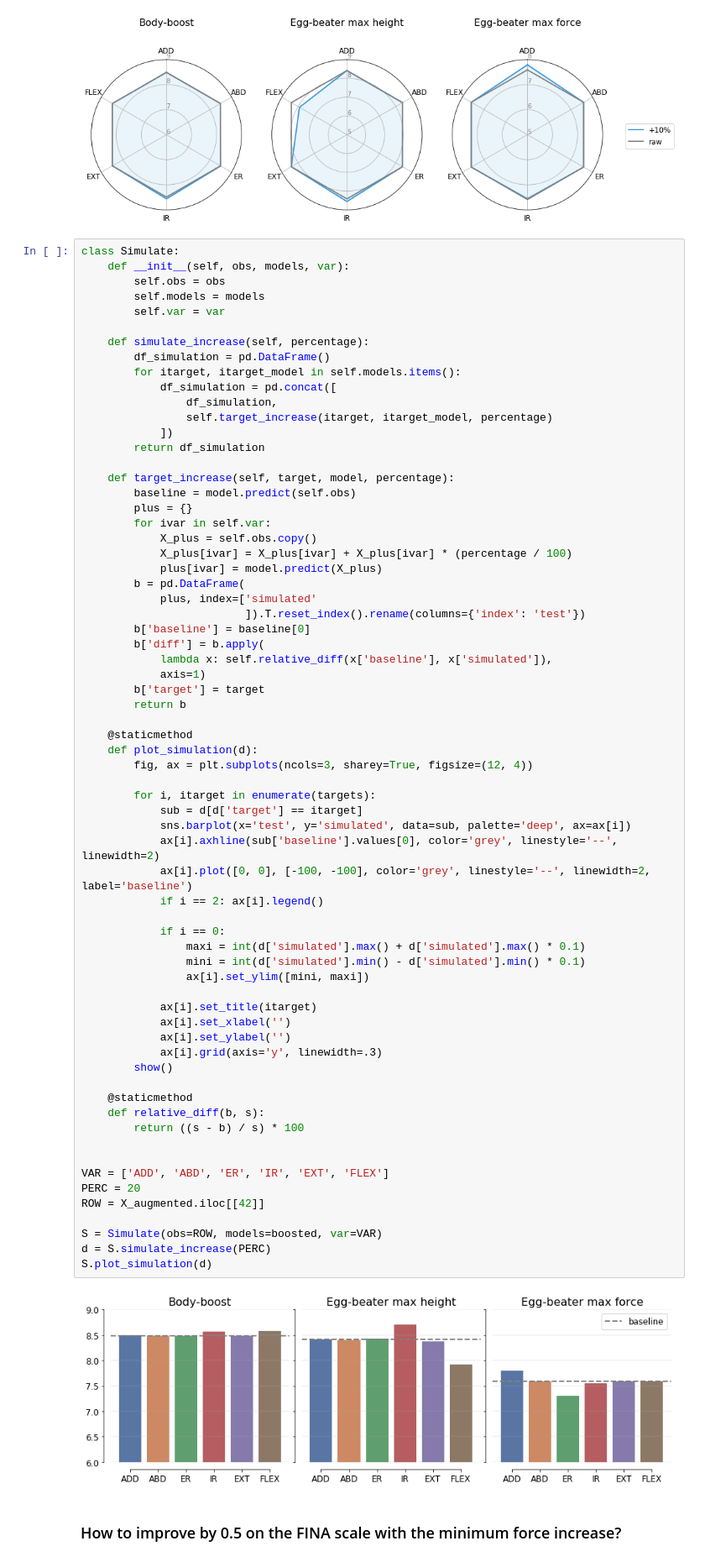
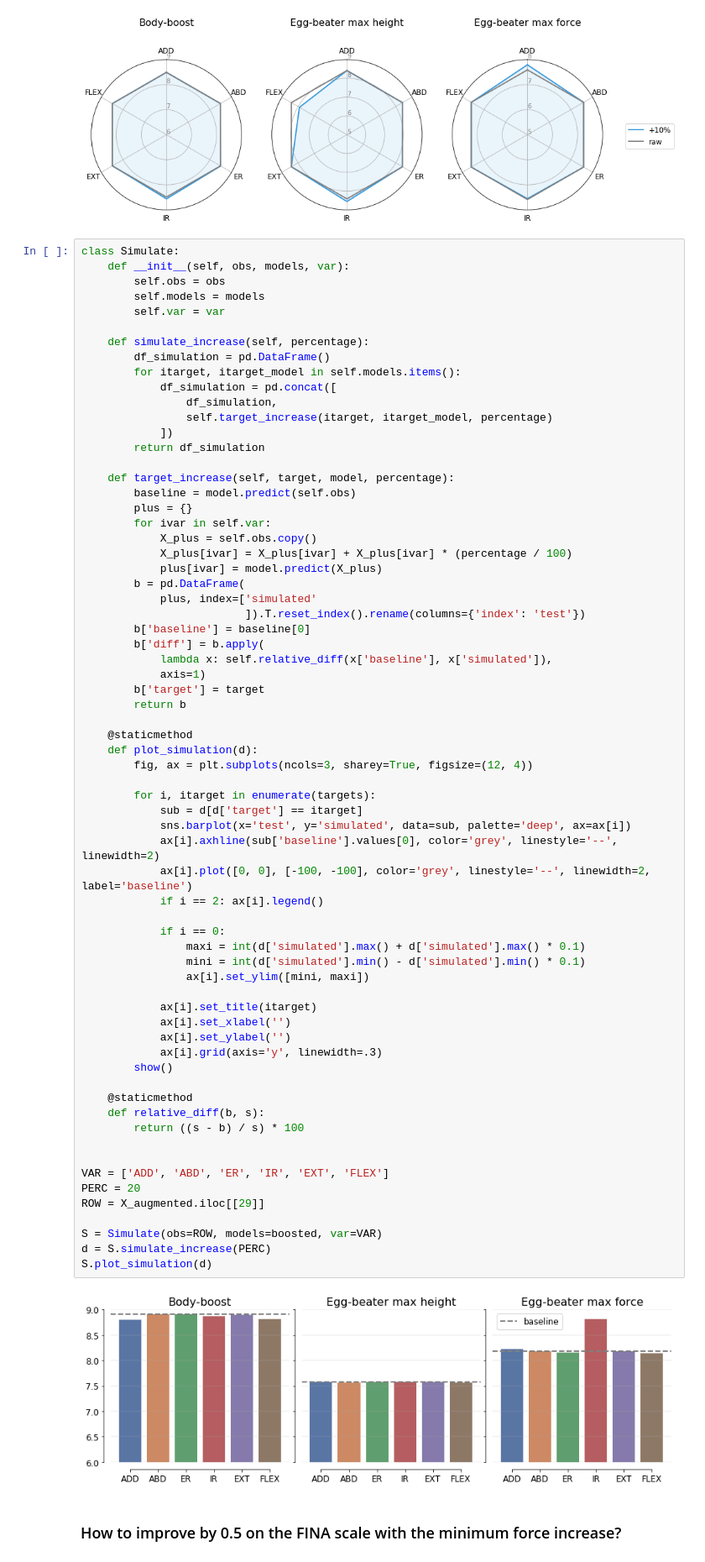
Before and after one commit to romainmartinez/synchro, a Jupyter notebook: synchro.ipynb, the cells around one changed output. Shown at 84% size. Drawn from its saved outputs; the diff is of its cells as text.

```diff
--- a/synchro.ipynb
+++ b/synchro.ipynb
@@ -673,34 +673,34 @@ class Simulate:
         for i, itarget in enumerate(targets):
             sub = d[d['target'] == itarget]
             sns.barplot(x='test', y='simulated', data=sub, palette='deep', ax=ax[i])
             ax[i].axhline(sub['baseline'].values[0], color='grey', linestyle='--', linewidth=2)
             ax[i].plot([0, 0], [-100, -100], color='grey', linestyle='--', linewidth=2, label='baseline')
             if i == 2: ax[i].legend()
 
             if i == 0:
                 maxi = int(d['simulated'].max() + d['simulated'].max() * 0.1)
                 mini = int(d['simulated'].min() - d['simulated'].min() * 0.1)
                 ax[i].set_ylim([mini, maxi])
 
             ax[i].set_title(itarget)
             ax[i].set_xlabel('')
             ax[i].set_ylabel('')
             ax[i].grid(axis='y', linewidth=.3)
         show()
 
     @staticmethod
     def relative_diff(b, s):
         return ((s - b) / s) * 100
 
 
 VAR = ['ADD', 'ABD', 'ER', 'IR', 'EXT', 'FLEX']
 PERC = 20
-ROW = X_augmented.iloc[[42]]
+ROW = X_augmented.iloc[[29]]
 
 S = Simulate(obs=ROW, models=boosted, var=VAR)
 d = S.simulate_increase(PERC)
 S.plot_simulation(d)
 # %% [output]
-[figure, old version]
+[figure, new version]
 # %% [markdown]
 ### How to improve by 0.5 on the FINA scale with the minimum force increase?
```
Also changed, not shown: parts of 4 cells of this notebook, 9 other files.
